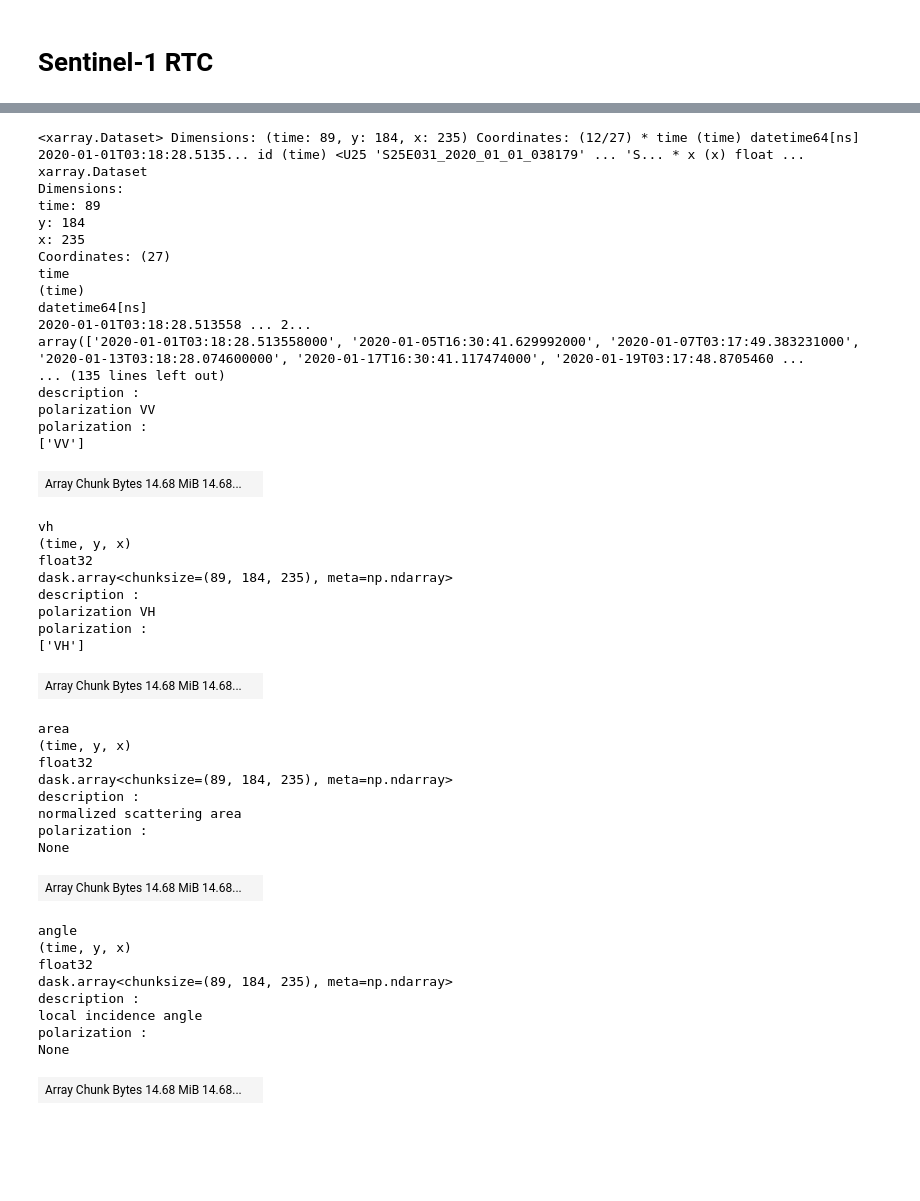
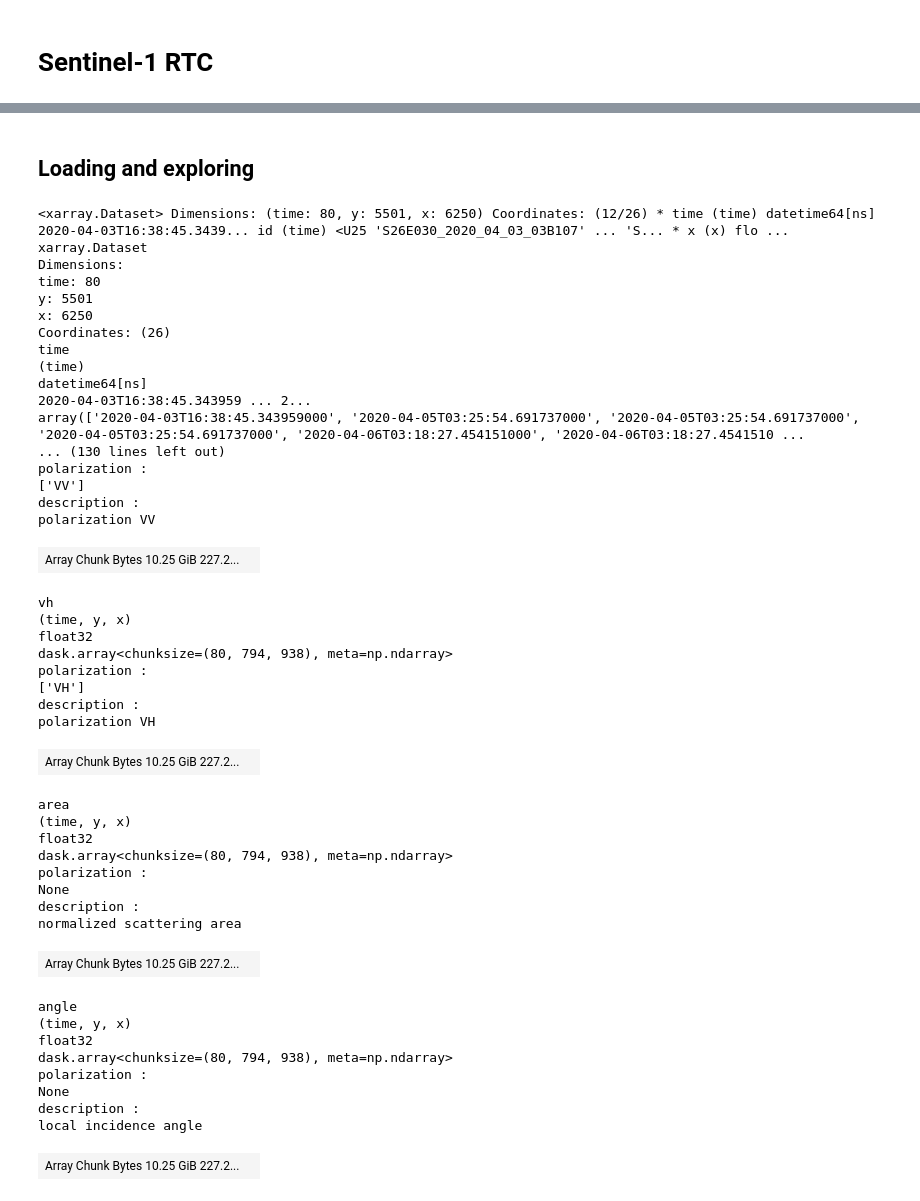
Before and after one commit to Jena-Earth-Observation-School/sdc-tools, a Jupyter notebook: docs/content/02_Getting_Started/01_01_Sentinel1.ipynb, the cells around one changed output, grey strips where cells are left out. Drawn from its saved outputs; the diff is of its cells as text; code cells hidden in the pictures; blank space fills up the shorter version.

```diff
--- a/docs/content/02_Getting_Started/01_01_Sentinel1.ipynb
+++ b/docs/content/02_Getting_Started/01_01_Sentinel1.ipynb
@@ -3,54 +9,56 @@
+# %% [markdown]
+## Loading and exploring
 # %%
-from sdc.s1 import load_s1_rtc
+from sdc.load import load_product
 
-ds = load_s1_rtc(vec="../../_assets/test.geojson", time_range=("2020-01-01", "2021-01-01"))
+ds = load_product(product="s1_rtc", vec="site06", time_range=("2020-04-01", "2020-06-01"))
 ds
 # %% [output]
-<xarray.Dataset> Dimensions: (time: 89, y: 184, x: 235) Coordinates: (12/27) * time (time) datetime64[ns] 2020-01-01T03:18:28.5135... id (time) <U25 'S25E031_2020_01_01_038179' ... 'S... * x (x) float ...
+<xarray.Dataset> Dimensions: (time: 80, y: 5501, x: 6250) Coordinates: (12/26) * time (time) datetime64[ns] 2020-04-03T16:38:45.3439... id (time) <U25 'S26E030_2020_04_03_03B107' ... 'S... * x (x) flo ...
 xarray.Dataset
 Dimensions:
-time: 89
-y: 184
-x: 235
-Coordinates: (27)
+time: 80
+y: 5501
+x: 6250
+Coordinates: (26)
 time
 (time)
 datetime64[ns]
-2020-01-01T03:18:28.513558 ... 2...
-array(['2020-01-01T03:18:28.513558000', '2020-01-05T16:30:41.629992000', '2020-01-07T03:17:49.383231000', '2020-01-13T03:18:28.074600000', '2020-01-17T16:30:41.117474000', '2020-01-19T03:17:48.8705460 ...
-... (135 lines left out)
+2020-04-03T16:38:45.343959 ... 2...
+array(['2020-04-03T16:38:45.343959000', '2020-04-05T03:25:54.691737000', '2020-04-05T03:25:54.691737000', '2020-04-05T03:25:54.691737000', '2020-04-06T03:18:27.454151000', '2020-04-06T03:18:27.4541510 ...
+... (130 lines left out)
+polarization :
+['VV']
 description :
 polarization VV
-polarization :
-['VV']
-| Array Chunk Bytes 14.68 MiB 14.68... |  |
+| Array Chunk Bytes 10.25 GiB 227.2... |  |
 vh
 (time, y, x)
 float32
-dask.array<chunksize=(89, 184, 235), meta=np.ndarray>
+dask.array<chunksize=(80, 794, 938), meta=np.ndarray>
+polarization :
+['VH']
 description :
 polarization VH
-polarization :
-['VH']
-| Array Chunk Bytes 14.68 MiB 14.68... |  |
+| Array Chunk Bytes 10.25 GiB 227.2... |  |
 area
 (time, y, x)
 float32
-dask.array<chunksize=(89, 184, 235), meta=np.ndarray>
+dask.array<chunksize=(80, 794, 938), meta=np.ndarray>
+polarization :
+None
 description :
 normalized scattering area
-polarization :
-None
-| Array Chunk Bytes 14.68 MiB 14.68... |  |
+| Array Chunk Bytes 10.25 GiB 227.2... |  |
 angle
 (time, y, x)
 float32
-dask.array<chunksize=(89, 184, 235), meta=np.ndarray>
+dask.array<chunksize=(80, 794, 938), meta=np.ndarray>
+polarization :
+None
 description :
 local incidence angle
-polarization :
-None
-| Array Chunk Bytes 14.68 MiB 14.68... |  |
+| Array Chunk Bytes 10.25 GiB 227.2... |  |
 Indexes: (3)
 time
 PandasIndex
```
Also changed, not shown: parts of 4 cells of this notebook.
